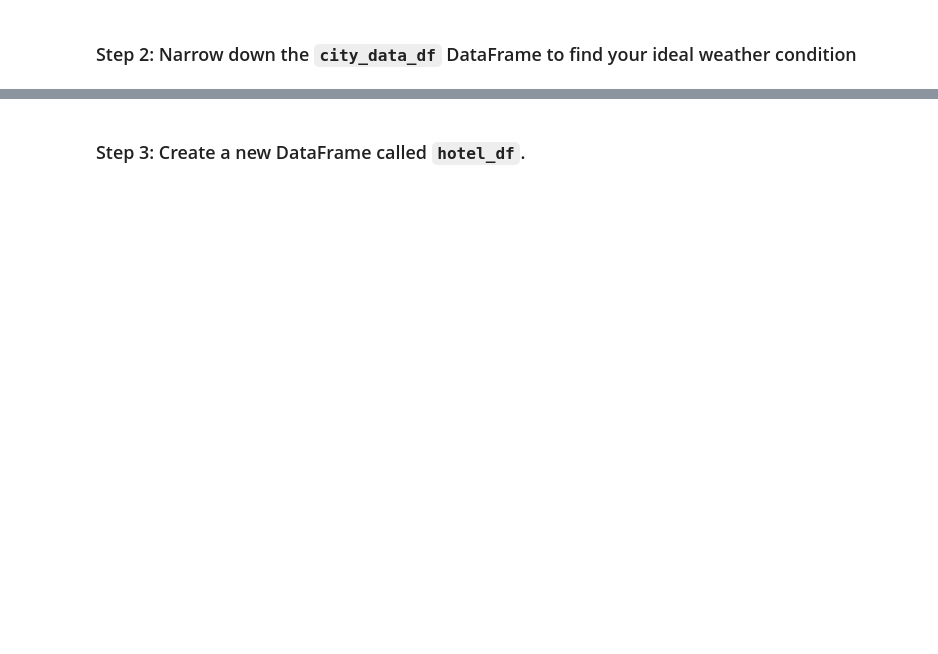
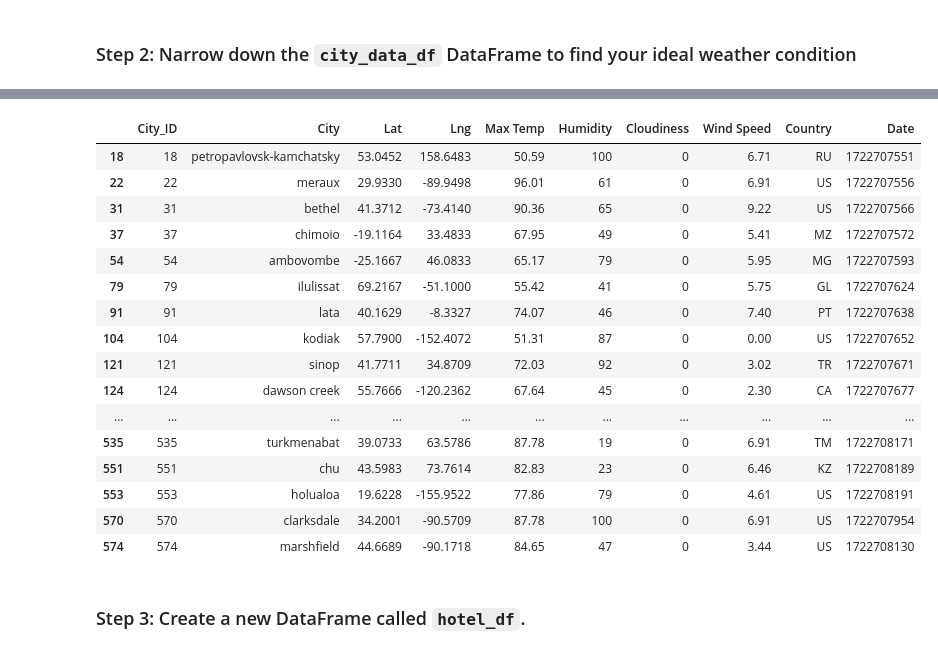
Before and after one commit to AdebolaShelby/python-api-challenge, a Jupyter notebook: WeatherPy/VacationPy.ipynb, the cells around one changed output, grey strips where cells are left out. Cells and saved outputs as stored; diff of their text form; code cells hidden in the pictures; blank space fills up the shorter version.

```diff
--- a/WeatherPy/VacationPy.ipynb
+++ b/WeatherPy/VacationPy.ipynb
@@ -78,3 +66,42 @@ city_data_df.head()
+# %%
+# Narrow down cities that fit criteria and drop any results with null values
+
+ideal_temp_df = city_data_df.loc[
+    (city_data_df["Max Temp"] < 120)
+    & (city_data_df["Max Temp"] > 50)
+    & (city_data_df["Wind Speed"] < 10)
+    & (city_data_df["Cloudiness"] == 0)
+].dropna()
+
+# Display sample data
+ideal_temp_df
+
+# A max temperature lower than 45 degrees but higher than 20.
+#ideal_temp_df = (city_data_df["Max Temp"] < 45) & (city_data_df["Max Temp"] > 20 & (city_data_df["Wind Speed"] < 5) & (city_data_df["Cloudiness"] == 0))
+
+# Drop any rows with null values
+#ideal_cities_df = city_data_df[ideal_temp_df].dropna()
+
+# Display sample data
+#ideal_cities_df
+# %% [output]
+|  | City_ID | City | Lat | Lng | Max Temp | Humidity | Cloudiness | Wind Speed | Country | Date |
+| 18 | 18 | petropavlovsk-kamchatsky | 53.0452 | 158.6483 | 50.59 | 100 | 0 | 6.71 | RU | 1722707551 |
+| 22 | 22 | meraux | 29.9330 | -89.9498 | 96.01 | 61 | 0 | 6.91 | US | 1722707556 |
+| 31 | 31 | bethel | 41.3712 | -73.4140 | 90.36 | 65 | 0 | 9.22 | US | 1722707566 |
+| 37 | 37 | chimoio | -19.1164 | 33.4833 | 67.95 | 49 | 0 | 5.41 | MZ | 1722707572 |
+| 54 | 54 | ambovombe | -25.1667 | 46.0833 | 65.17 | 79 | 0 | 5.95 | MG | 1722707593 |
+| 79 | 79 | ilulissat | 69.2167 | -51.1000 | 55.42 | 41 | 0 | 5.75 | GL | 1722707624 |
+| 91 | 91 | lata | 40.1629 | -8.3327 | 74.07 | 46 | 0 | 7.40 | PT | 1722707638 |
+| 104 | 104 | kodiak | 57.7900 | -152.4072 | 51.31 | 87 | 0 | 0.00 | US | 1722707652 |
+| 121 | 121 | sinop | 41.7711 | 34.8709 | 72.03 | 92 | 0 | 3.02 | TR | 1722707671 |
+| 124 | 124 | dawson creek | 55.7666 | -120.2362 | 67.64 | 45 | 0 | 2.30 | CA | 1722707677 |
+| ... | ... | ... | ... | ... | ... | ... | ... | ... | ... | ... |
+| 535 | 535 | turkmenabat | 39.0733 | 63.5786 | 87.78 | 19 | 0 | 6.91 | TM | 1722708171 |
+| 551 | 551 | chu | 43.5983 | 73.7614 | 82.83 | 23 | 0 | 6.46 | KZ | 1722708189 |
+| 553 | 553 | holualoa | 19.6228 | -155.9522 | 77.86 | 79 | 0 | 4.61 | US | 1722708191 |
+| 570 | 570 | clarksdale | 34.2001 | -90.5709 | 87.78 | 100 | 0 | 6.91 | US | 1722707954 |
+| 574 | 574 | marshfield | 44.6689 | -90.1718 | 84.65 | 47 | 0 | 3.44 | US | 1722708130 |
 # %% [markdown]
 ### Step 3: Create a new DataFrame called `hotel_df`.
 # %%
```
Also changed, not shown: parts of 9 cells of this notebook, 1 other file.
